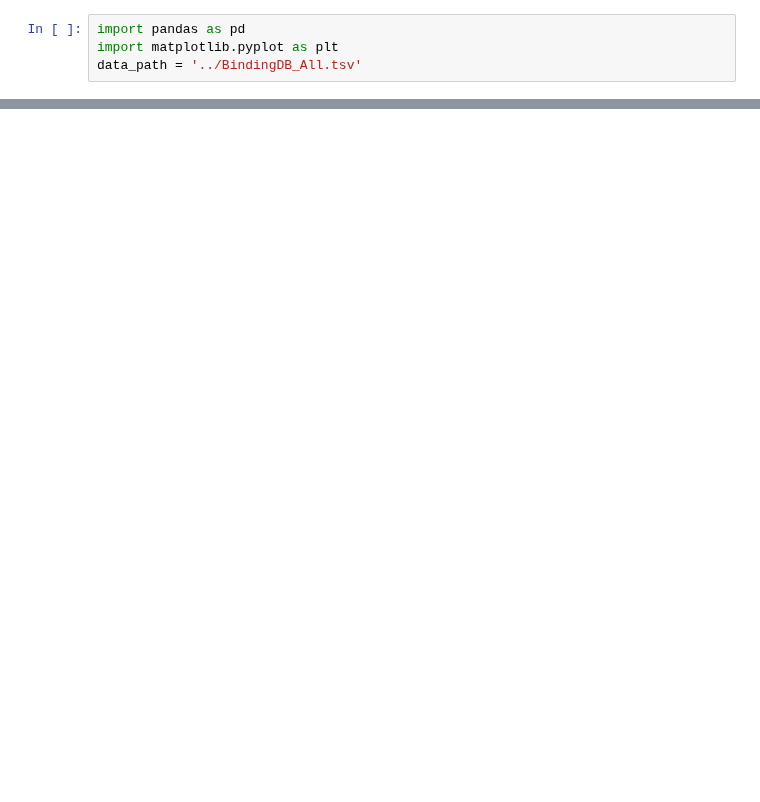
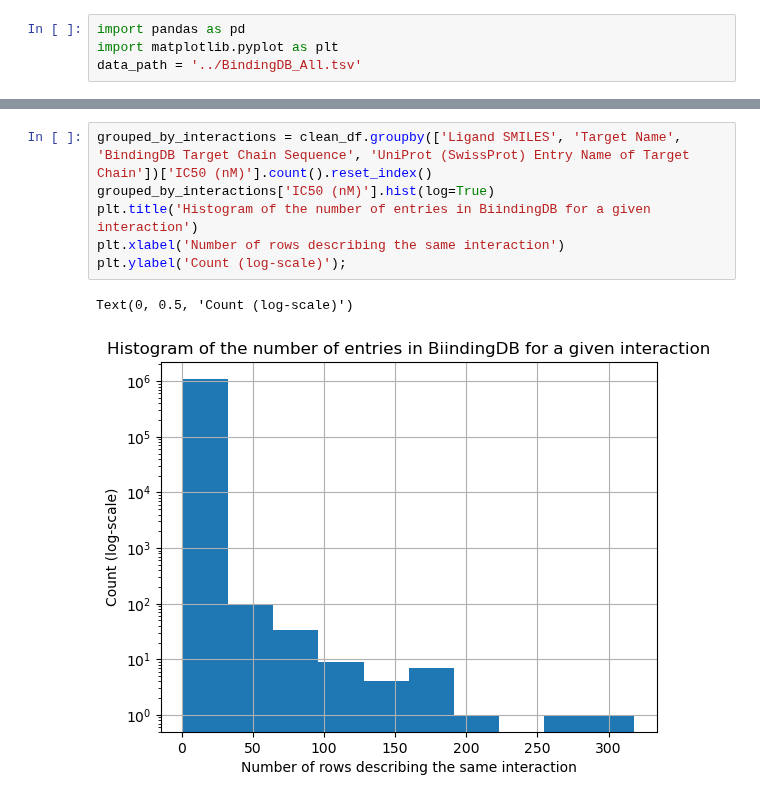
Before and after one commit to epfl-ada/ada-2024-project-abrac-adabra, a Jupyter notebook: data_processing.ipynb, the cells around one changed output, grey strips where cells are left out. Cells and saved outputs as stored; diff of their text form; blank space fills up the shorter version.

```diff
--- a/data_processing.ipynb
+++ b/data_processing.ipynb
@@ -57,0 +118,9 @@ clean_df
+# %%
+grouped_by_interactions = clean_df.groupby(['Ligand SMILES', 'Target Name', 'BindingDB Target Chain Sequence', 'UniProt (SwissProt) Entry Name of Target Chain'])['IC50 (nM)'].count().reset_index()
+grouped_by_interactions['IC50 (nM)'].hist(log=True)
+plt.title('Histogram of the number of entries in BiindingDB for a given interaction')
+plt.xlabel('Number of rows describing the same interaction')
+plt.ylabel('Count (log-scale)');
+# %% [output]
+Text(0, 0.5, 'Count (log-scale)')
+[figure, added]
```
Also changed, not shown: parts of 21 cells of this notebook.
